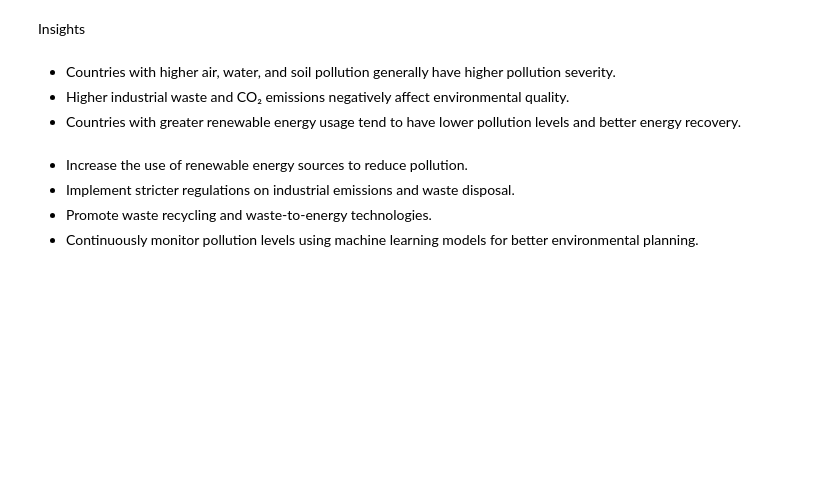
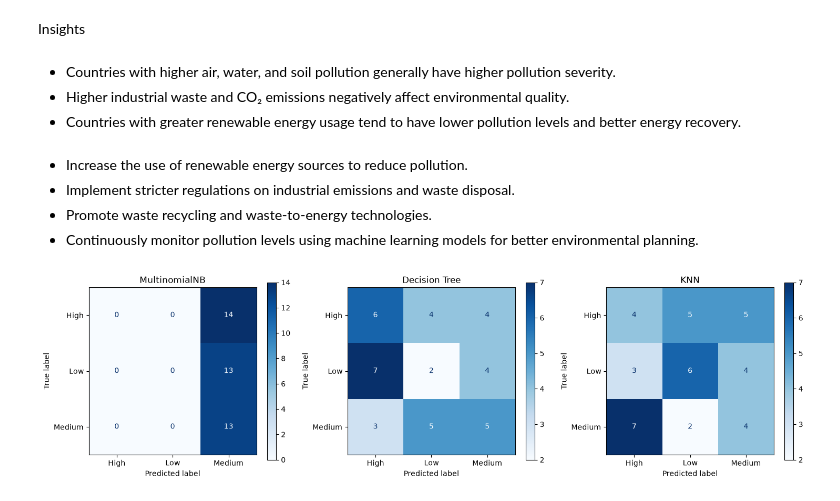
Before and after one commit to nishant8105/100-days-of-ML, a Jupyter notebook: Global Energy Analysis and Energy Recovery/Assignment4.ipynb, the cells around one changed output. Saved outputs shown, nothing was run; the diff lists cells and outputs as text; code cells hidden in the pictures; blank space fills up the shorter version.

```diff
--- a/Global Energy Analysis and Energy Recovery/Assignment4.ipynb
+++ b/Global Energy Analysis and Energy Recovery/Assignment4.ipynb
@@ -153,13 +154,4 @@ df[pollution_cols] = scaler.fit_transform(df[pollution_cols])
 # %%
-import numpy as np
-
-median_air = df['Air_Pollution_Index'].median()
-
-df['Pollution_Severity'] = np.where(
-    df['Air_Pollution_Index'] > median_air,
-    'High',
-    'Low'
-)
 
 print(df[['Air_Pollution_Index', 'Pollution_Severity']].head())
 # %% [output]
@@ -193,9 +194,8 @@ X_train, X_test, y_train, y_test = train_test_split(
 # %% [markdown]
 Naive Bayes
 # %%
-from sklearn.naive_bayes import GaussianNB
+from sklearn.naive_bayes import MultinomialNB
 
-nb = GaussianNB()
-
-nb.fit(X_train, y_train)
+nb = MultinomialNB()
+nb.fit(X_train_nb, y_train)
 # %% [output]
@@ -240,12 +242,15 @@ weighted avg       0.56      0.45      0.42        40
 Decision tree
 # %%
 from sklearn.tree import DecisionTreeClassifier
+from sklearn.model_selection import GridSearchCV
 
-dt_model = DecisionTreeClassifier(
-    criterion='gini',
-    max_depth=5,
-    random_state=42
-)
-
-dt_model.fit(X_train, y_train)
+param_grid = {
+    'max_depth':[3,5,7,10,None],
+    'min_samples_split':[2,5,10]
+}
+grid_dt = GridSearchCV(DecisionTreeClassifier(random_state=42),
+                       param_grid,cv=5)
+grid_dt.fit(X_train,y_train)
+dt_model = grid_dt.best_estimator_
+print("Best Parameters:",grid_dt.best_params_)
 # %% [output]
@@ -390,3 +399,15 @@ Insights
 - Implement stricter regulations on industrial emissions and waste disposal.
 - Promote waste recycling and waste-to-energy technologies.
 - Continuously monitor pollution levels using machine learning models for better environmental planning.
+# %%
+from sklearn.metrics import ConfusionMatrixDisplay
+import matplotlib.pyplot as plt
+
+fig, axes = plt.subplots(1,3,figsize=(15,4))
+for ax,pred,title in zip(axes,[y_pred_nb,y_pred_dt,y_pred_knn],['MultinomialNB','Decision Tree','KNN']):
+    ConfusionMatrixDisplay.from_predictions(y_test,pred,ax=ax,cmap='Blues')
+    ax.set_title(title)
+plt.tight_layout()
+plt.show()
+# %% [output]
+[figure, added]
```
Also changed, not shown: parts of 18 cells of this notebook.
